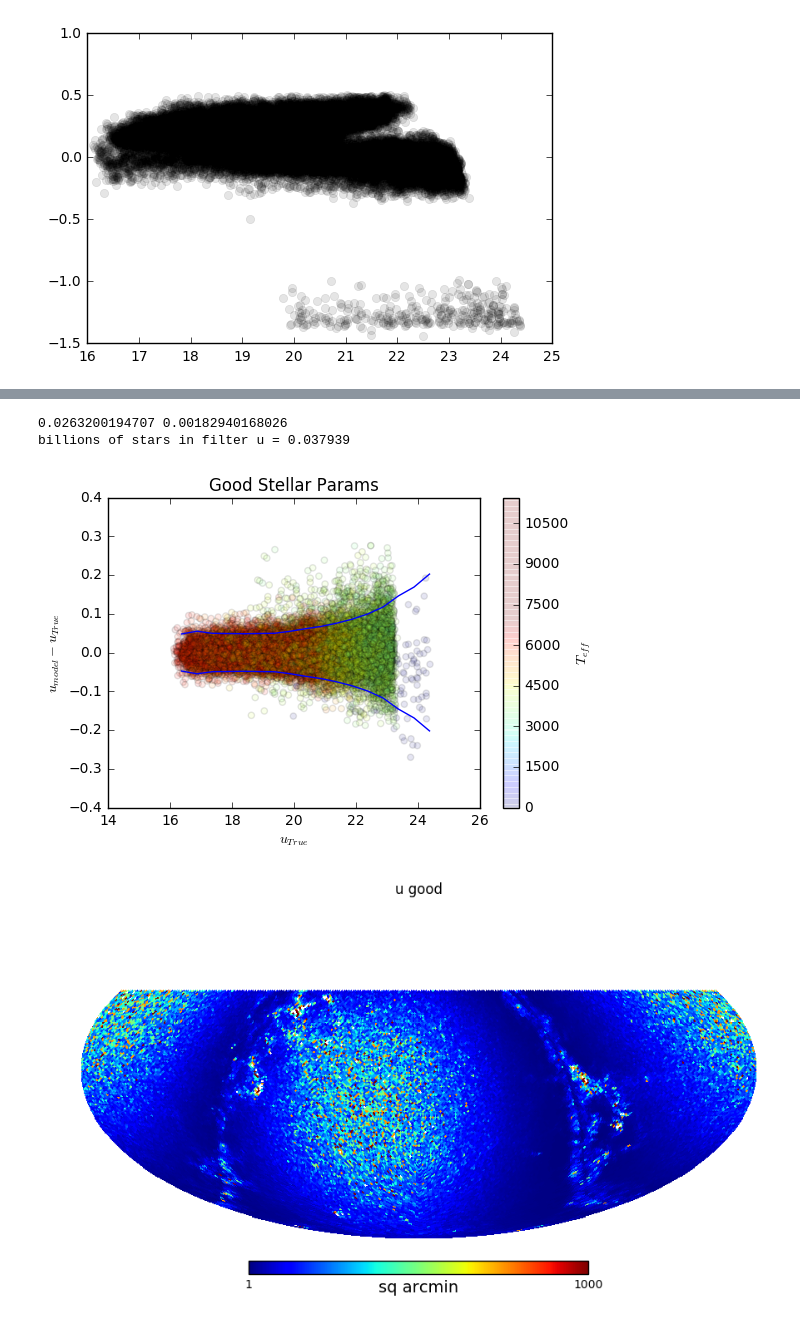
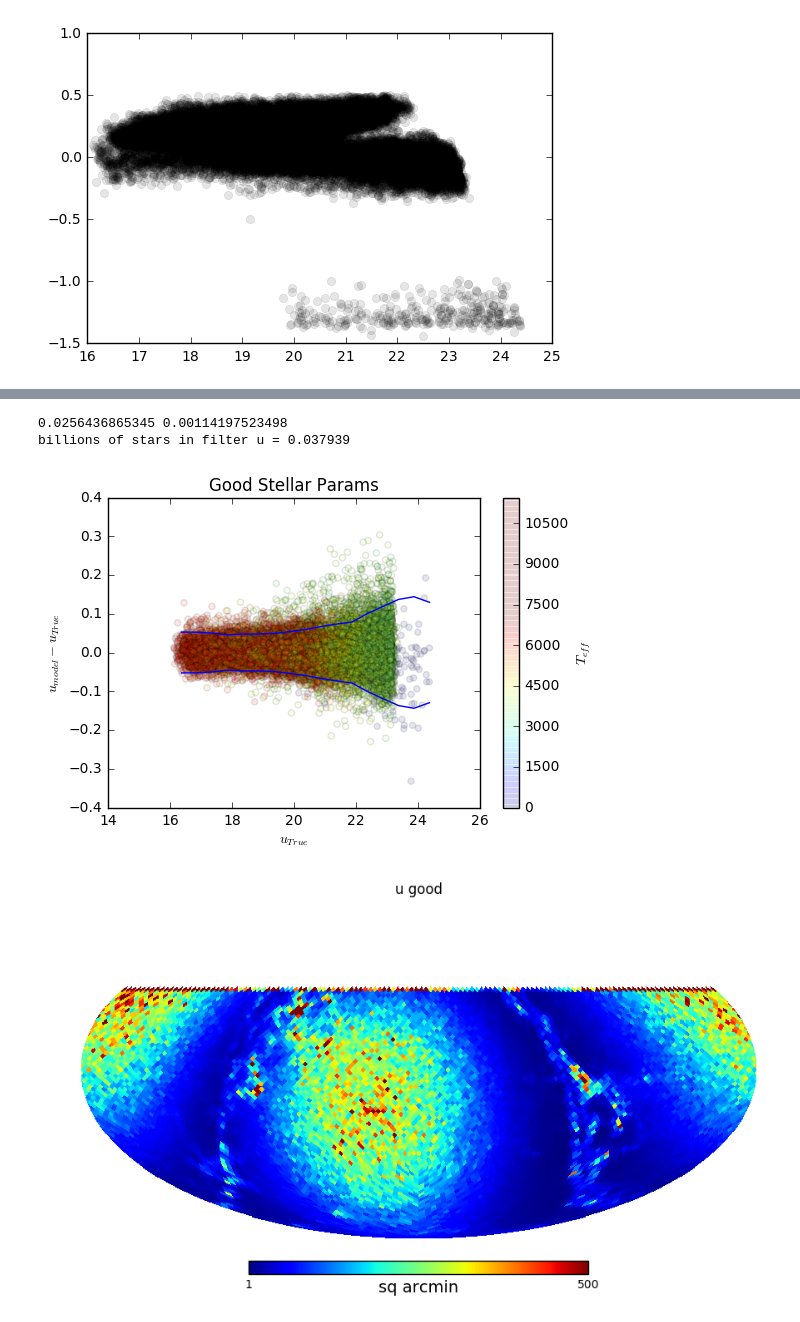
Before and after one commit to lsst-sims/sims_gaia_calib, a Jupyter notebook: python/Full_kuruz.ipynb, the cells around one changed output, grey strips where cells are left out. Cells and saved outputs as stored; diff of their text form; code cells hidden in the pictures.

```diff
--- a/python/Full_kuruz.ipynb
+++ b/python/Full_kuruz.ipynb
@@ -238,6 +238,17 @@ hp_bins=data['bins'].copy()
 mask = data['overMaxMask']
 data.close()
 nside = hp.npix2nside(starDensity[:,0].size)
+# %%
+def hp_downgrade(mapin, nside_out=32):
+    """
+    Let's average down the stellar density maps
+    """
+    nside_in = hp.npix2nside(np.size(mapin))
+    hpid_in = np.arange(np.size(mapin))
+    ra, dec = hpid2RaDec(nside_in, hpid_in)
+
+    new_map = healbin(ra, dec, mapin, nside=nside_out, reduceFunc=np.mean)
+    return new_map
 # %%
 def area_needed_plot(mags, resids, starDensity=None, title='', max=10000):
     # Now to
@@ -258,12 +269,16 @@ def area_needed_plot(mags, resids, starDensity=None, title='', max=10000):
     ra_gums = stars['raj2000'].mean()
     dec_gums = stars['dej2000'].mean()
     gums_hp = raDec2Hpid(nside, ra_gums, dec_gums)
+
     gbins = np.where((hp_bins >= np.min(mag_range)) & (hp_bins <= np.max(mag_range)))[0]
     starDensity = starDensity[:,np.max(gbins)] - starDensity[:,np.min(gbins)]
+    print 'billions of stars in filter %s = %f' % (fn, 1e-9*np.sum(starDensity*hp.nside2pixarea(nside, degrees=True)))
+    gums_density = starDensity[gums_hp]
 
-    area_needed_map = area_needed_sq_arcmin/starDensity*starDensity[gums_hp]
+    starDensity = hp_downgrade(starDensity)
+    area_needed_map = area_needed_sq_arcmin/starDensity*gums_density
     hp.mollview(area_needed_map, unit='sq arcmin', title=fn+' '+title, min=1, max=max)
-    print 'billions of stars in filter %s = %f' % (fn, 1e-9*np.sum(starDensity*hp.nside2pixarea(nside, degrees=True)))
+
     plt.savefig('Plots/area_needed_%s.png' % title)
 # %%
 # If we have perfect metallicities and logg from Gaia
@@ -333,36 +348,36 @@ billions of stars in filter u = 0.037939
 # %%
 feh_noise = 0.1*np.random.normal(size=stars.size)
 logg_noise = 0.2*np.random.normal(size=stars.size)
 X = np.vstack((stars['g']-stars['r'], stars['feH']+feh_noise, stars['logg']+logg_noise)).T
 u_good_met = interp(X) + stars['g']
 
 plt.scatter(new_u, u_good_met-new_u, c=stars['teff'], alpha=.1)
 fn = 'u'
 plt.xlabel(r'$%s_{True}$' % fn)
 plt.ylabel(r'$%s_{model} - %s_{True}$' % (fn, fn))
 
 
 running, bins = running_rms(new_u,  u_good_met-new_u)
 plt.plot((bins[:-1]+bins[1:])/2., 2.*running, 'b')
 plt.plot((bins[:-1]+bins[1:])/2., -2*running, 'b')
 
 cb = plt.colorbar()
 cb.set_clim([0, 7000])
 cb.set_label(r'$T_{eff}$')
 
 plt.title('Good Stellar Params')
 plt.savefig('Plots/u_good.png')
 good = np.where( (new_u > 17.8) & (new_u < 18.2) & (~np.isnan(u_good_met)))
 print np.std(u_good_met[good]-new_u[good]), np.median(u_good_met[good]-new_u[good])
 
 
 good = ~np.isnan(new_u)
-area_needed_plot(new_u[good], u_good_met[good]-new_u[good], starDensity=starDensity, title='good', max=1000)
+area_needed_plot(new_u[good], u_good_met[good]-new_u[good], starDensity=starDensity, title='good', max=500)
 # %% [output]
-0.0263200194707 0.00182940168026
+0.0256436865345 0.00114197523498
 billions of stars in filter u = 0.037939
-[figure, old version]
+[figure, new version]
-[figure, old version]
+[figure, new version]
 # %%
 feh_noise = 0.3*np.random.normal(size=stars.size)
 logg_noise = 0.5*np.random.normal(size=stars.size)
```
Also changed, not shown: parts of 5 cells of this notebook, 1 other file.
